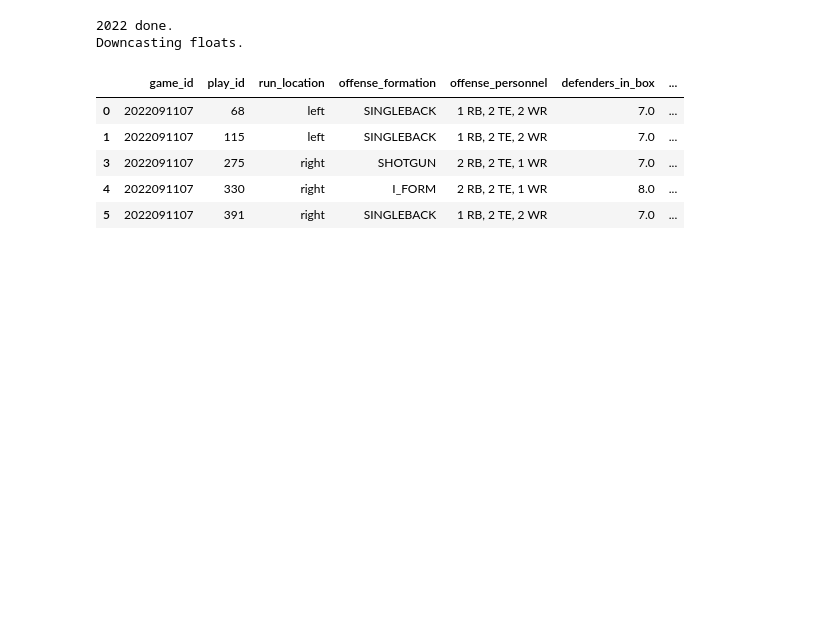
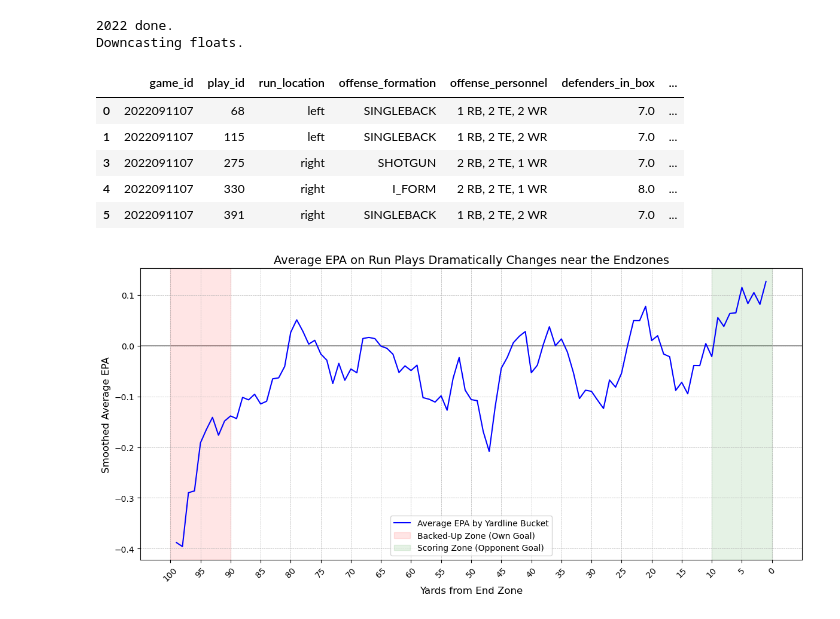
Before and after one commit to lneuendorf/nfl-big-data-bowl-2025, a Jupyter notebook: notebooks/01_filter_to_run_plays.ipynb, the cells around one changed output. Drawn from its saved outputs; the diff is of its cells as text; code cells hidden in the pictures; blank space fills up the shorter version.

Commit message:
epa analysis verse abs yardline on run plays

```diff
--- a/notebooks/01_filter_to_run_plays.ipynb
+++ b/notebooks/01_filter_to_run_plays.ipynb
@@ -178,3 +178,42 @@ df_game.to_pickle(join(PROCESSED_DATA_PATH, 'games.pkl'))
 df_player_play.to_pickle(join(PROCESSED_DATA_PATH, 'player_play.pkl'))
 df_player.to_pickle(join(PROCESSED_DATA_PATH, 'players.pkl'))
 df_teams.to_pickle(join(PROCESSED_DATA_PATH, 'teams.pkl'))
+# %%
+df_play_wk = pd.DataFrame()
+for wk in range(1,10):
+    df_play_wk = pd.concat([df_play_wk, pd.read_pickle(join(PROCESSED_DATA_PATH, f'play_week_{wk}.pkl'))])
+
+# Create the buckets and calculate the average EPA per bucket
+df_play_wk['bucket'] = (df_play_wk['absolute_yardline_number'] // 1) * 1
+epa_by_bucket = df_play_wk.groupby('bucket')['expected_points_added'].mean()
+epa_by_bucket = epa_by_bucket.reset_index()
+
+# smooth the expected points added with window size of 5
+epa_by_bucket['smoothed_epa'] = epa_by_bucket['expected_points_added'].rolling(window=5, min_periods=1, center=True).mean()
+# %%
+import matplotlib.pyplot as plt
+
+x_labels = ['100', '95', '90', '85', '80', '75', '70', '65', '60', '55',
+            '50', '45', '40', '35', '30', '25', '20', '15', '10', '5', '0']
+x_ticks = np.arange(10, 111, 5)
+
+# Plotting the data with updated labels and extended shading
+plt.figure(figsize=(12, 6))
+plt.plot(epa_by_bucket.bucket, epa_by_bucket.smoothed_epa, label='Average EPA by Yardline Bucket', color='blue')
+plt.axhline(0, color='gray', linestyle='-', linewidth=1.2, zorder=0)
+
+# Extend shading for first 10 yards (100-90) and last 10 yards (10-0)
+plt.axvspan(10, 20, color='red', alpha=0.1, label='Backed-Up Zone (Own Goal)')
+plt.axvspan(100, 110, color='green', alpha=0.1, label='Scoring Zone (Opponent Goal)')
+
+# Adding labels, title, and legend
+plt.title('Average EPA on Run Plays Dramatically Changes near the Endzones', fontsize=14)
+plt.xlabel('Yards from End Zone', fontsize=12)
+plt.ylabel('Smoothed Average EPA', fontsize=12)
+plt.xticks(x_ticks, x_labels, rotation=45)
+plt.legend()
+plt.grid(True, linestyle='--', linewidth=0.5)
+plt.tight_layout()
+plt.show()
+# %% [output]
+[figure, added]
```
